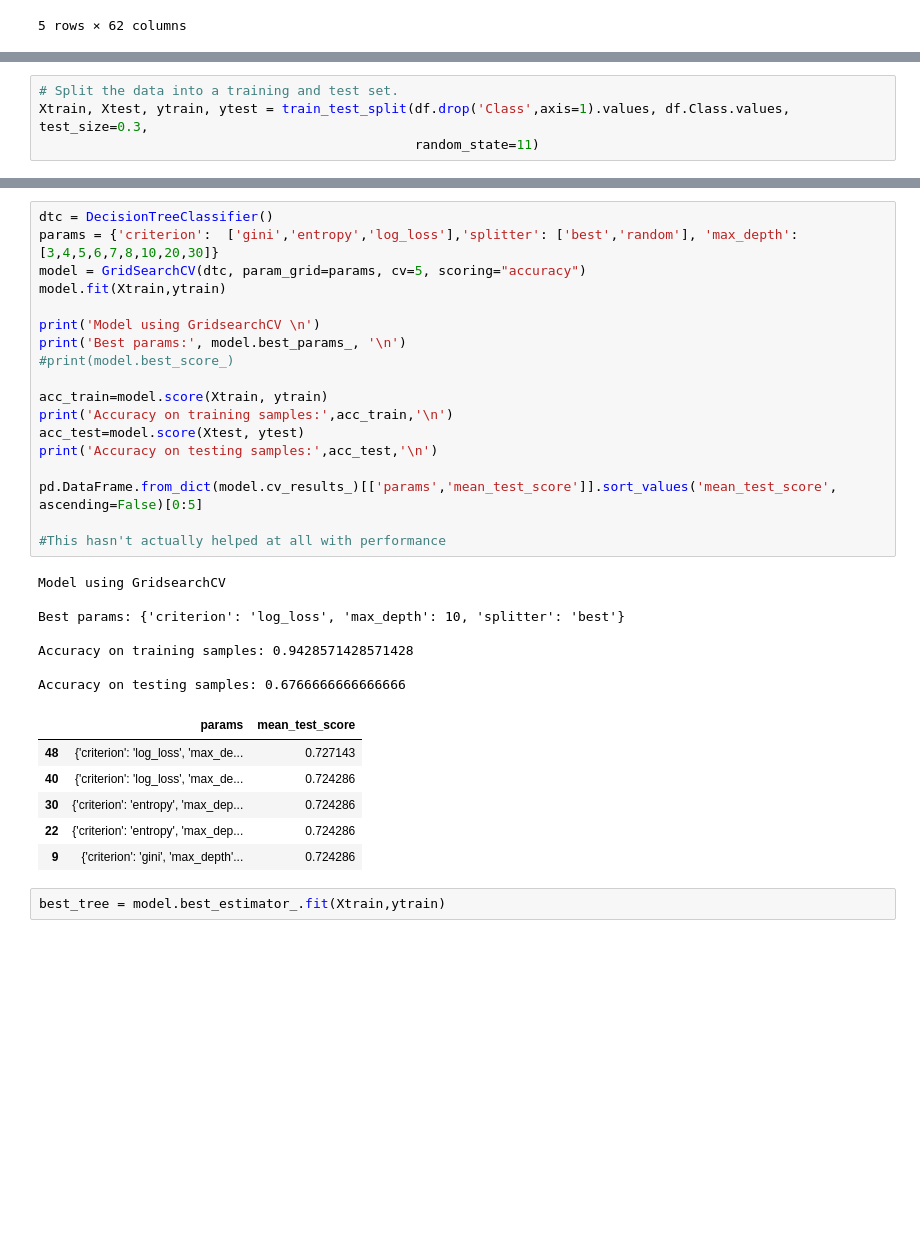
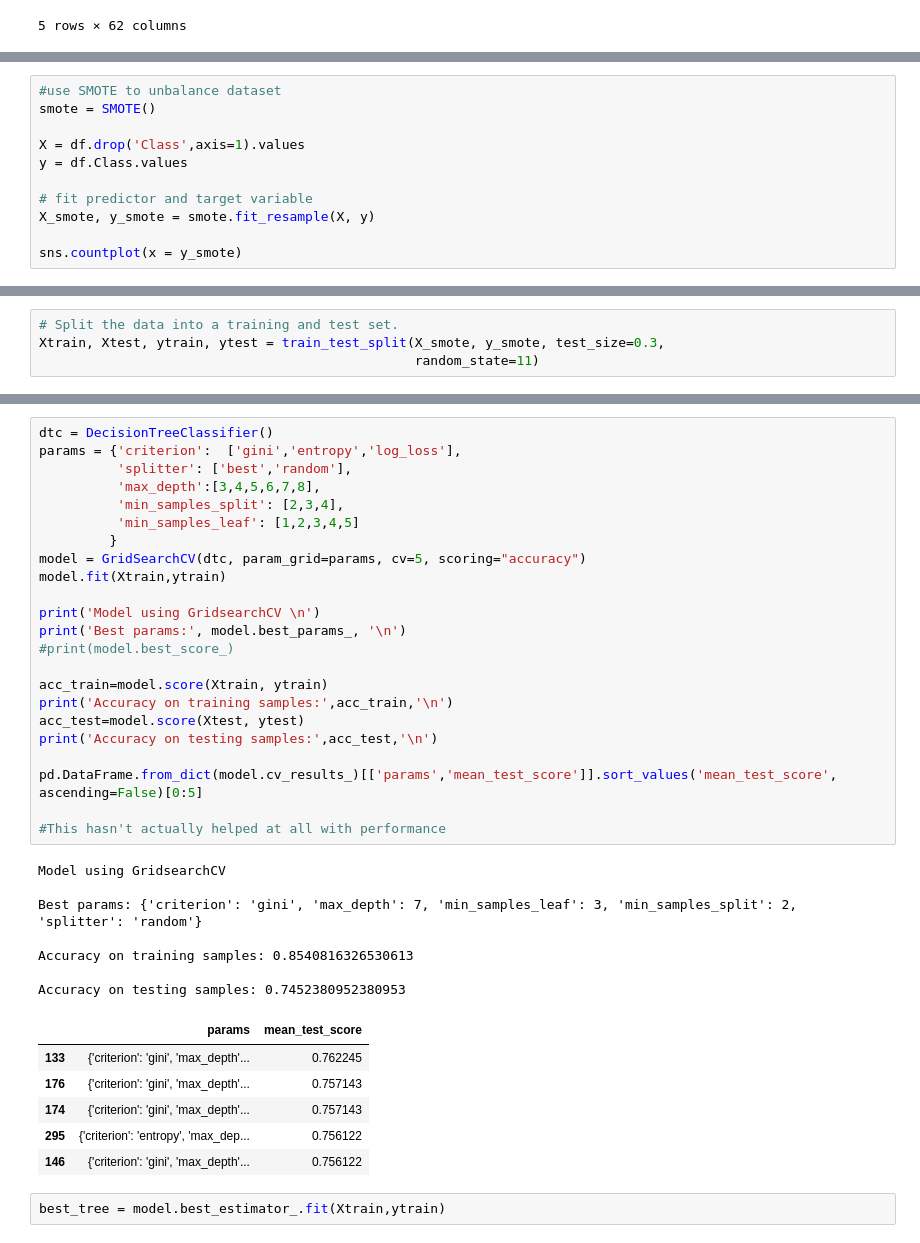
Before and after one commit to aw109/mec-mini-projects, a Jupyter notebook: mec-13.5.1-tree-based-algorithms-mini-project/Mini_Project_Tree-Based_Algorithms.ipynb, the cells around one changed output, grey strips where cells are left out. Saved outputs shown, nothing was run; the diff lists cells and outputs as text; blank space fills up the shorter version.

```diff
--- a/mec-13.5.1-tree-based-algorithms-mini-project/Mini_Project_Tree-Based_Algorithms.ipynb
+++ b/mec-13.5.1-tree-based-algorithms-mini-project/Mini_Project_Tree-Based_Algorithms.ipynb
@@ -67,0 +90,11 @@ df.head()
+# %%
+#use SMOTE to unbalance dataset
+smote = SMOTE()
+
+X = df.drop('Class',axis=1).values
+y = df.Class.values
+
+# fit predictor and target variable
+X_smote, y_smote = smote.fit_resample(X, y)
+
+sns.countplot(x = y_smote)
@@ -68,6 +104,6 @@ df.head()
 # %%
 # Split the data into a training and test set.
-Xtrain, Xtest, ytrain, ytest = train_test_split(df.drop('Class',axis=1).values, df.Class.values, test_size=0.3,
+Xtrain, Xtest, ytrain, ytest = train_test_split(X_smote, y_smote, test_size=0.3,
                                                 random_state=11)
 # %%
 #quick benchmark model
@@ -89,35 +125,40 @@ Accuracy on testing samples: 0.6733333333333333
 # %%
 dtc = DecisionTreeClassifier()
-params = {'criterion':  ['gini','entropy','log_loss'],'splitter': ['best','random'], 'max_depth':[3,4,5,6,7,8,10,20,30]}
+params = {'criterion':  ['gini','entropy','log_loss'],
+          'splitter': ['best','random'],
+          'max_depth':[3,4,5,6,7,8],
+          'min_samples_split': [2,3,4],
+          'min_samples_leaf': [1,2,3,4,5]
+         }
 model = GridSearchCV(dtc, param_grid=params, cv=5, scoring="accuracy")
 model.fit(Xtrain,ytrain)
 
 print('Model using GridsearchCV \n')
 print('Best params:', model.best_params_, '\n')
 #print(model.best_score_)
 
 acc_train=model.score(Xtrain, ytrain)
 print('Accuracy on training samples:',acc_train,'\n')
 acc_test=model.score(Xtest, ytest)
 print('Accuracy on testing samples:',acc_test,'\n')
 
 pd.DataFrame.from_dict(model.cv_results_)[['params','mean_test_score']].sort_values('mean_test_score', ascending=False)[0:5]
 
 #This hasn't actually helped at all with performance
 # %% [output]
 Model using GridsearchCV
 
-Best params: {'criterion': 'log_loss', 'max_depth': 10, 'splitter': 'best'}
+Best params: {'criterion': 'gini', 'max_depth': 7, 'min_samples_leaf': 3, 'min_samples_split': 2, 'splitter': 'random'}
 
-Accuracy on training samples: 0.9428571428571428
+Accuracy on training samples: 0.8540816326530613
 
-Accuracy on testing samples: 0.6766666666666666
+Accuracy on testing samples: 0.7452380952380953
 |  | params | mean_test_score |
-| 48 | {'criterion': 'log_loss', 'max_de... | 0.727143 |
-| 40 | {'criterion': 'log_loss', 'max_de... | 0.724286 |
-| 30 | {'criterion': 'entropy', 'max_dep... | 0.724286 |
-| 22 | {'criterion': 'entropy', 'max_dep... | 0.724286 |
-| 9 | {'criterion': 'gini', 'max_depth'... | 0.724286 |
+| 133 | {'criterion': 'gini', 'max_depth'... | 0.762245 |
+| 176 | {'criterion': 'gini', 'max_depth'... | 0.757143 |
+| 174 | {'criterion': 'gini', 'max_depth'... | 0.757143 |
+| 295 | {'criterion': 'entropy', 'max_dep... | 0.756122 |
+| 146 | {'criterion': 'gini', 'max_depth'... | 0.756122 |
 # %%
 best_tree = model.best_estimator_.fit(Xtrain,ytrain)
 # %% [markdown]
```
Also changed, not shown: parts of 28 cells of this notebook.
